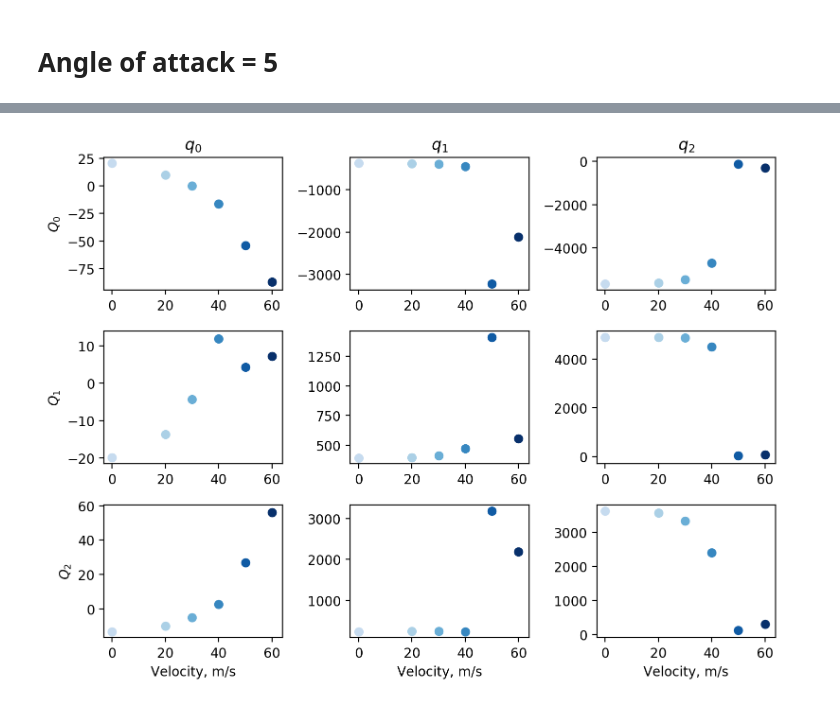
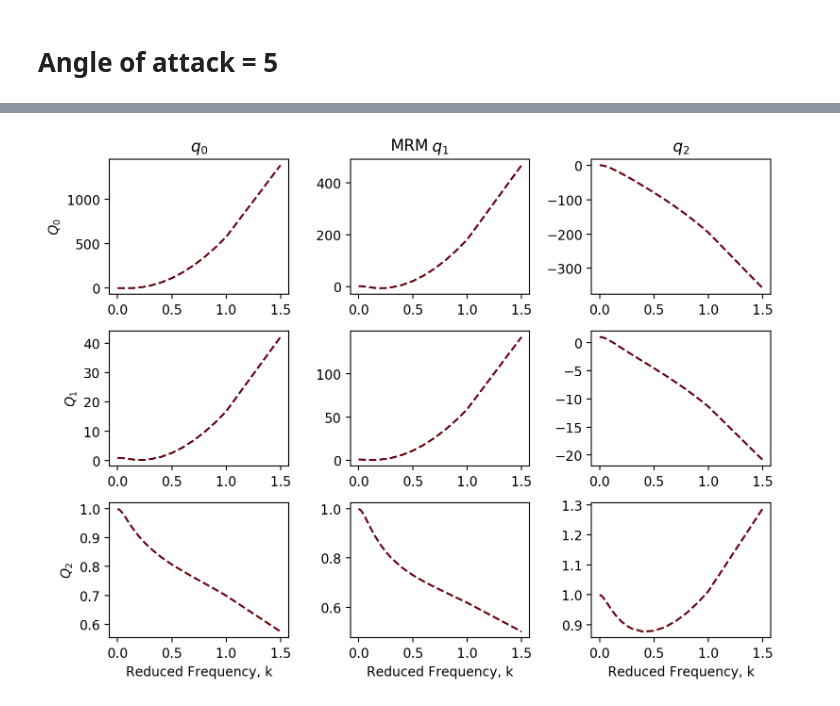
Before and after one commit to ngoiz/pazy-sharpy, a Jupyter notebook: 06_LinUVLM/06_AeroAnalysis.ipynb, the cells around one changed output, grey strips where cells are left out. Drawn from its saved outputs; the diff is of its cells as text; code cells hidden in the pictures.

```diff
--- a/06_LinUVLM/06_AeroAnalysis.ipynb
+++ b/06_LinUVLM/06_AeroAnalysis.ipynb
@@ -13,6 +13,6 @@ mpl.rcParams['figure.figsize'] = (8, 6)
 # %%
 uvlm = scio.loadmat('output/test_pazy_M16N1Ms16_alpha0000_skin1/pazy_uinf0010_alpha0000/savedata/pazy_uinf0010_alpha0000.uvlmss.mat')
 # %%
-path_to_freqresp = './output/test_pazy_M16N1Ms16_alpha0000_skin1/pazy_uinf0010_alpha0000/frequencyresponse/aerodynamic.freqresp.h5'
+path_to_freqresp = './output/test_pazy_M16N1Ms16_alpha0000_skin1/pazy_uinf0100_alpha000/frequencyresponse/aerodynamic.freqresp.h5'
 with h5py.File(path_to_freqresp, 'r') as f:
     uvlm = h5utils.load_h5_in_dict(f)
@@ -56,7 +58,8 @@ fig, ax = plt.subplots(nrows=len(p_list), ncols=len(m_list))
 for u_inf in u_inf_vec:
     for r in range(len(p_list)):
         for c in range(len(m_list)):
-            yfreq = np.loadtxt(output_path + '/sharpy_uinf{:04g}_aero/in{:02g}_out{:02g}.txt'.format(u_inf, m_list[c], p_list[r]))
+            yfreq = np.loadtxt(output_path + '/sharpy_uinf{:04g}_aero_skin1/in{:02g}_out{:02g}.txt'.format(u_inf, m_list[c], p_list[r]))
+            mrmfreq = np.loadtxt(output_path + '/mrm_umbeam_w_skin_qhh_uinf{:04g}_alpha0500/in{:02g}_out{:02g}.txt'.format(u_inf * 10, m_list[c], p_list[r]))
             w_to_k = 0.05/u_inf
 
             if u_inf == 20:
@@ -64,14 +67,17 @@ for u_inf in u_inf_vec:
                 ax[r, c].plot(uvlm['frequency'], uvlm['response'][p_list[r], m_list[c], :].real, c=cmap(nrm(5)))
 #             ax[r, c].plot(uvlm['frequency'], uvlm['response'][p_list[r], m_list[c], :].imag)
             ax[r, c].plot(yfreq[:, 0], yfreq[:, 1], c=cmap(nrm(u_inf)))
+            ax[r, c].plot(mrmfreq[:, 0], mrmfreq[:, 1], c=cmap2(nrm(u_inf)))
+
+
 #             ax[r, c].plot(yfreq[:, 0], yfreq[:, 2], c=cmap2(nrm(u_inf)))
 
             ax[r, c].set_xlim(0, 0.1)
 
             if c == 0:
-                ax[r, c].set_ylabel('$Q_%g$'% r)
+                ax[r, c].set_ylabel('$Q_{%g}$'% p_list[r])
             if r == 0:
-                ax[r, c].set_title('$q_%g$'% c)
+                ax[r, c].set_title('$q_{%g}$'% m_list[c])
             if r == 2:
                 ax[r, c].set_xlabel('Reduced Frequency, k')
 
@@ -80,5 +86,5 @@ cbar_ax = fig.add_axes([0.99, 0.15, 0.02, 0.8])
 fig.colorbar(mpl.cm.ScalarMappable(norm=nrm, cmap='Blues'), label='Velocity, m/s', cax=cbar_ax)
 
 plt.tight_layout()
-plt.savefig('../figures/UVLM_real.pdf')
+# plt.savefig('../figures/UVLM_real.pdf')
 # %% [output]
@@ -127,0 +222,4 @@ plt.savefig('../figures/UVLM_imag.pdf')
+# %%
+path_to_freqresp = './output/test_single_pazy_M16N1Ms16_alpha0000_skin0/pazy_uinf0100_alpha0000/frequencyresponse/aerodynamic.freqresp.h5'
+with h5py.File(path_to_freqresp, 'r') as f:
+    uvlm = h5utils.load_h5_in_dict(f)
@@ -128,37 +258,33 @@ plt.savefig('../figures/UVLM_imag.pdf')
 # %%
 m_list = [0, 1, 2]
 p_list = [0, 1, 2]
-u_inf_vec = [20, 30, 40, 50, 60]
-output_path = './output/postprocess/'
-cmap=plt.get_cmap('Blues')
-cmap2=plt.get_cmap('Reds')
-
-nrm = plt.Normalize(vmin=0, vmax=60)
 
 fig, ax = plt.subplots(nrows=len(p_list), ncols=len(m_list))
 
-for u_inf in u_inf_vec:
-    for r in range(len(p_list)):
-        for c in range(len(m_list)):
-            yfreq = np.loadtxt(output_path + '/sharpy_uinf{:04g}_aero/in{:02g}_out{:02g}.txt'.format(u_inf, m_list[c], p_list[r]))
-            w_to_k = 0.05/u_inf
+u_inf = 0
+for r in range(len(p_list)):
+    for c in range(len(m_list)):
+#         ax[r, c].plot(uvlm['frequency'] * 0.05/10, uvlm['response'][p_list[r], m_list[c], :].real / uvlm['response'][p_list[r], m_list[c], 0].real)
+#         ax[r, c].plot(uvlm['frequency'] * 0.05/50, uvlm['response'][p_list[r], m_list[c], :].imag / np.max(np.abs(uvlm['response'][p_list[r], m_list[c], :].imag)))
 
-            if u_inf ==20:
-                pass
-                ax[r, c].scatter(0, uvlm['response'][p_list[r], m_list[c], 0].real, color=cmap(nrm(15)))
-#             ax[r, c].plot(uvlm['frequency'], uvlm['response'][p_list[r], m_list[c], :].imag)
-            ax[r, c].scatter(u_inf, yfreq[0, 1], color=cmap(nrm(u_inf)))
-#             ax[r, c].plot(yfreq[:, 0], yfreq[:, 2], c=cmap2(nrm(u_inf)))
 
-#             ax[r, c].set_xlim(0, 0.1)
+        mrmfreq = np.loadtxt(output_path + '/mrm_umbeam_wo_skin_refined_uinf{:04g}_alpha0500/in{:02g}_out{:02g}.txt'.format(u_inf * 10, m_list[c], p_list[r]))
 
-            if c == 0:
-                ax[r, c].set_ylabel('$Q_%g$'% r)
-            if r == 0:
-                ax[r, c].set_title('$q_%g$'% c)
-            if r == 2:
-                ax[r, c].set_xlabel('Velocity, m/s')
+#         ax[r, c].plot(mrmfreq[mrmfreq[:, 0]<=0.3, 0], mrmfreq[mrmfreq[:, 0]<=0.3, 1] / mrmfreq[0, 1], c=cmap2(nrm(u_inf*0+100)), ls='--')
+        ax[r, c].plot(mrmfreq[:, 0], mrmfreq[:, 1] / mrmfreq[0, 1], c=cmap2(nrm(u_inf*0+100)), ls='--')
 
+
+#         ax[r, c].set_xlim(0, 0.3)
+
+        if c == 0:
+            ax[r, c].set_ylabel('$Q_%g$'% r)
+        if r == 0:
+            ax[r, c].set_title('$q_%g$'% c)
+        if r == 2:
+            ax[r, c].set_xlabel('Reduced Frequency, k')
+
+plt.autoscale()
+plt.suptitle('MRM')
 plt.tight_layout()
 # %% [output]
-[figure, old version]
+[figure, new version]
```
Also changed, not shown: parts of 16 cells of this notebook, 8 other files.
